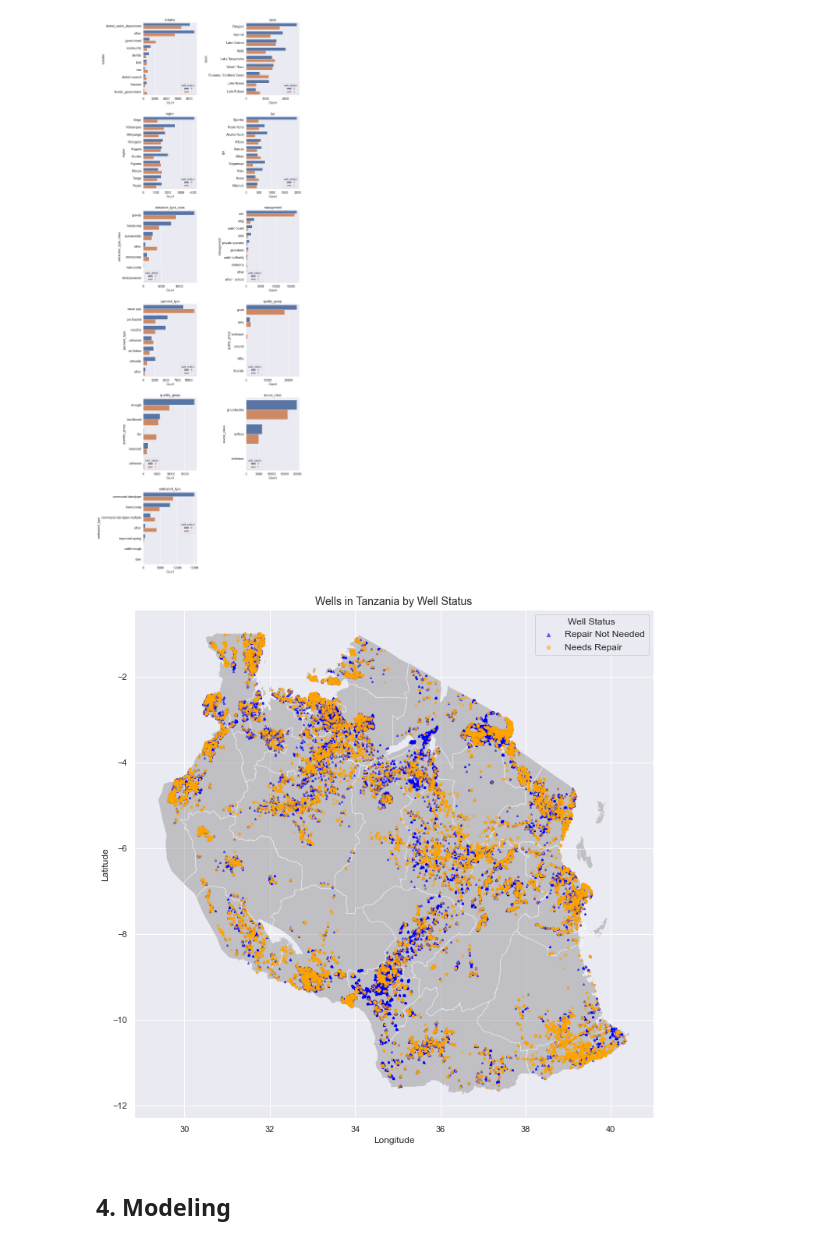
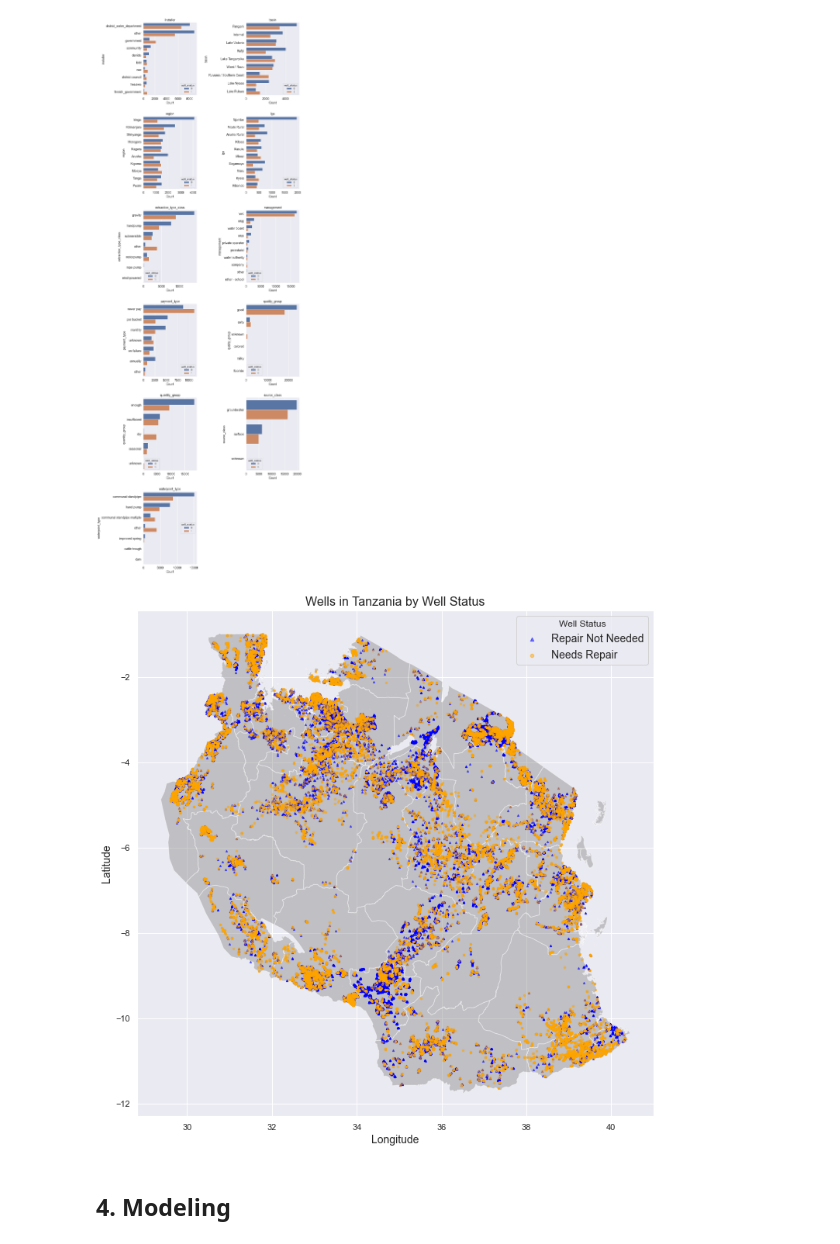
Before and after one commit to ckucewicz/Water_well_classification, a Jupyter notebook: Notebook.ipynb, the cells around one changed output. Saved outputs shown, nothing was run; the diff lists cells and outputs as text; code cells hidden in the pictures.

```diff
--- a/Notebook.ipynb
+++ b/Notebook.ipynb
@@ -842,7 +841,10 @@ status_group             0.00
 dtype: float64
 # %%
 #drops all rows where longitude = 0 and latitude = -2.0e-08
-data.drop(data[(data['longitude'] == 0) & (data['latitude'] == -2.000000e-08)].index, inplace = True)
+data.drop(
+    data[(data['longitude'] == 0)
+         & (data['latitude'] == -2.000000e-08)].index,
+    inplace = True)
 # %%
 data.dropna(inplace = True)
 # %%
@@ -852,10 +854,17 @@ data[['permit', 'public_meeting']] = data[['permit', 'public_meeting']].astype(i
 #### Target Reclassification
 # %%
 # renaming `status_group` to more descriptive title
-data.rename(columns = {'status_group' : 'well_status'}, inplace = True)
+data.rename(columns = {'status_group' : 'well_status'},
+            inplace = True
+           )
 # %%
 # grouping classes into two groups for binary classification: Needs repair and Repair Not Needed
-data.well_status.replace({'functional' : 'Repair Not Needed', 'non functional' : 'Needs Repair', 'functional needs repair' : 'Needs Repair'}, inplace = True)
+data.well_status.replace({
+    'functional' : 'Repair Not Needed',
+    'non functional' : 'Needs Repair',
+    'functional needs repair' : 'Needs Repair'},
+    inplace = True
+)
 # %%
 # Gives the class distribution for the target
 data.well_status.value_counts()
@@ -880,7 +889,11 @@ sns.barplot(x = data.well_status.value_counts().index,
 [figure]
 # %%
 # grouping classes into two groups for binary classification: 0 and 1
-data.well_status.replace({'Needs Repair' : 1, 'Repair Not Needed' : 0}, inplace = True)
+data.well_status.replace({
+    'Needs Repair' : 1,
+    'Repair Not Needed' : 0},
+    inplace = True
+)
 # %%
 data.well_status.value_counts()
 # %% [output]
@@ -1186,23 +1208,23 @@ geo_df = gpd.GeoDataFrame(data,
 # %%
 # plots map of Tanzania with points of wells overlaid
 fig, ax = plt.subplots(figsize=(12, 12))
 tanzania_map.plot(ax=ax, alpha=0.4, color='grey')
 
 # Plots each well and its associated status
 geo_df[geo_df['well_status'] == 0].plot(
     ax=ax, markersize=5, color='blue', marker='^', label='Repair Not Needed', alpha=0.5
 )
 geo_df[geo_df['well_status'] == 1].plot(
     ax=ax, markersize=5, color='orange', marker='o', label='Needs Repair', alpha=0.5
 )
 
-plt.title("Wells in Tanzania by Well Status", fontsize = 14)
-plt.xlabel("Longitude", fontsize = 12)
-plt.ylabel("Latitude", fontsize = 12)
-plt.legend(title="Well Status", fontsize=12,  markerscale=2)
+plt.title("Wells in Tanzania by Well Status", fontsize = 16)
+plt.xlabel("Longitude", fontsize = 14)
+plt.ylabel("Latitude", fontsize = 14)
+plt.legend(title="Well Status", fontsize=14,  markerscale=2)
 plt.show();
 # %% [output]
-[figure, old version]
+[figure, new version]
 # %% [markdown]
 ## 4. <a name ="Modeling"></a>  Modeling
 # %% [markdown]
```
Also changed, not shown: parts of 38 cells of this notebook.
